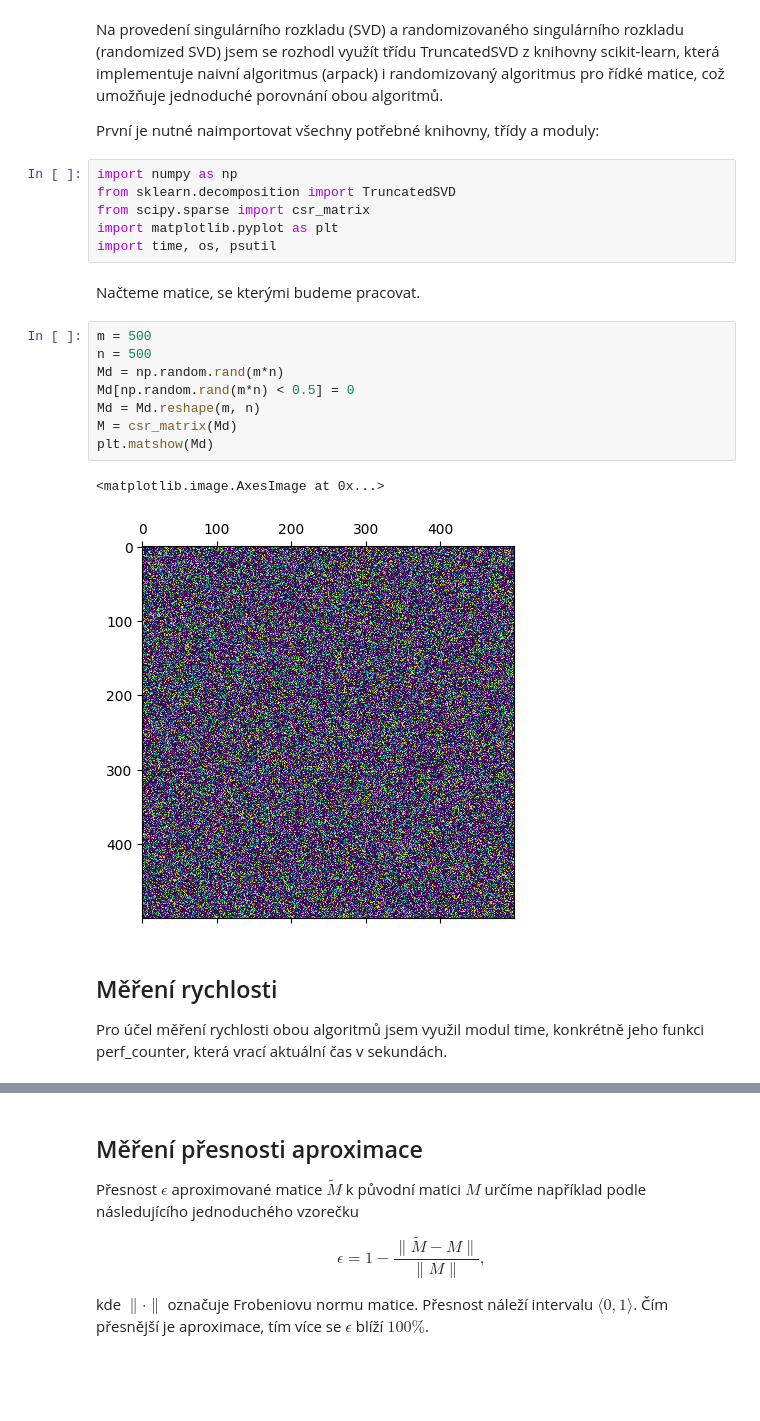
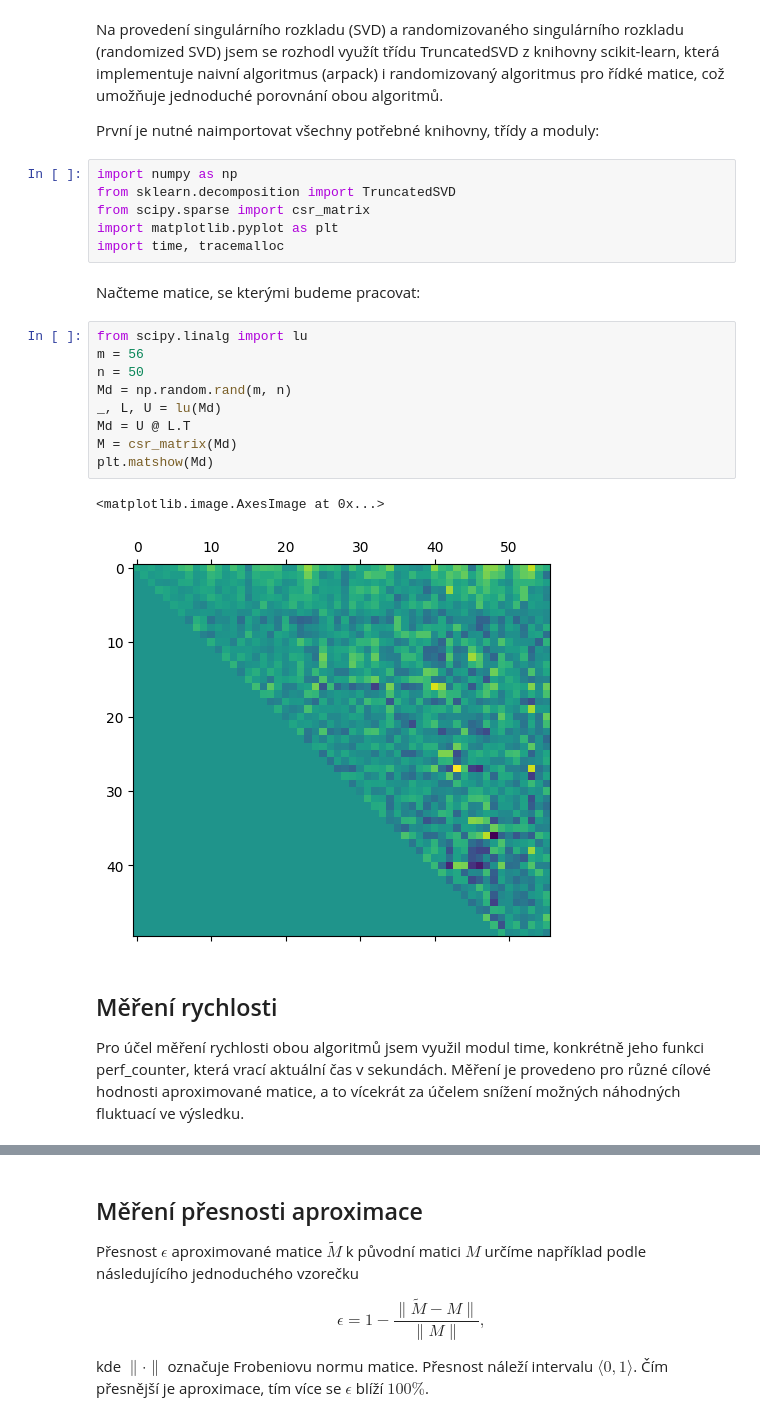
Before and after one commit to OndrejKucera77/numlingebra2, a Jupyter notebook: kod.ipynb, the cells around one changed output, grey strips where cells are left out. Cells and saved outputs as stored; diff of their text form; blank space fills up the shorter version.

Commit message:
Lepší vykreslení, oprava měření paměti

```diff
--- a/kod.ipynb
+++ b/kod.ipynb
@@ -9,21 +9,22 @@ import numpy as np
 from sklearn.decomposition import TruncatedSVD
 from scipy.sparse import csr_matrix
 import matplotlib.pyplot as plt
-import time, os, psutil
+import time, tracemalloc
 # %% [markdown]
-Načteme matice, se kterými budeme pracovat.
+Načteme matice, se kterými budeme pracovat:
 # %%
-m = 500
-n = 500
-Md = np.random.rand(m*n)
-Md[np.random.rand(m*n) < 0.5] = 0
-Md = Md.reshape(m, n)
+from scipy.linalg import lu
+m = 56
+n = 50
+Md = np.random.rand(m, n)
+_, L, U = lu(Md)
+Md = U @ L.T
 M = csr_matrix(Md)
 plt.matshow(Md)
 # %% [output]
 <matplotlib.image.AxesImage at 0x...>
-[figure, old version]
+[figure, new version]
 # %% [markdown]
 ## Měření rychlosti
-Pro účel měření rychlosti obou algoritmů jsem využil modul time, konkrétně jeho funkci perf_counter, která vrací aktuální čas v sekundách.
+Pro účel měření rychlosti obou algoritmů jsem využil modul time, konkrétně jeho funkci perf_counter, která vrací aktuální čas v sekundách. Měření je provedeno pro různé cílové hodnosti aproximované matice, a to vícekrát za účelem snížení možných náhodných fluktuací ve výsledku.
 # %%
```
Also changed, not shown: parts of 12 cells of this notebook.
